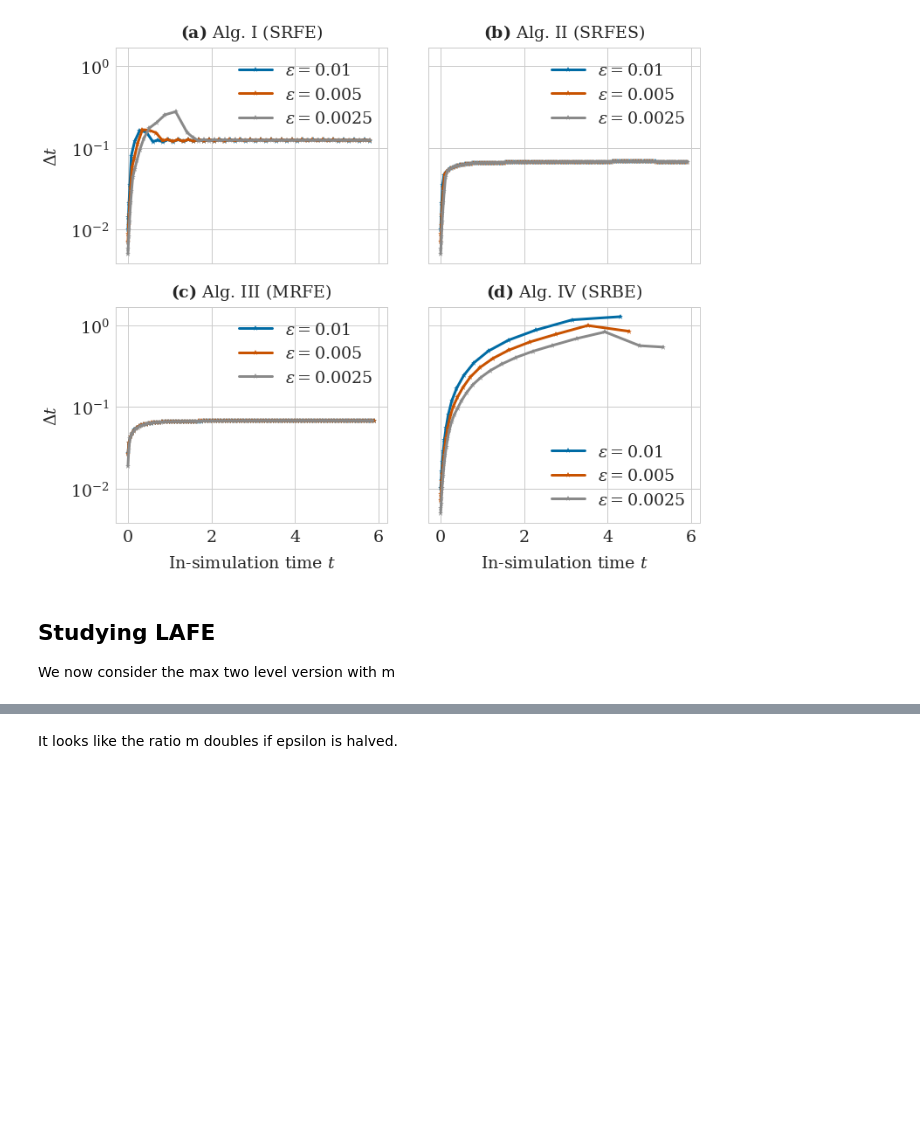
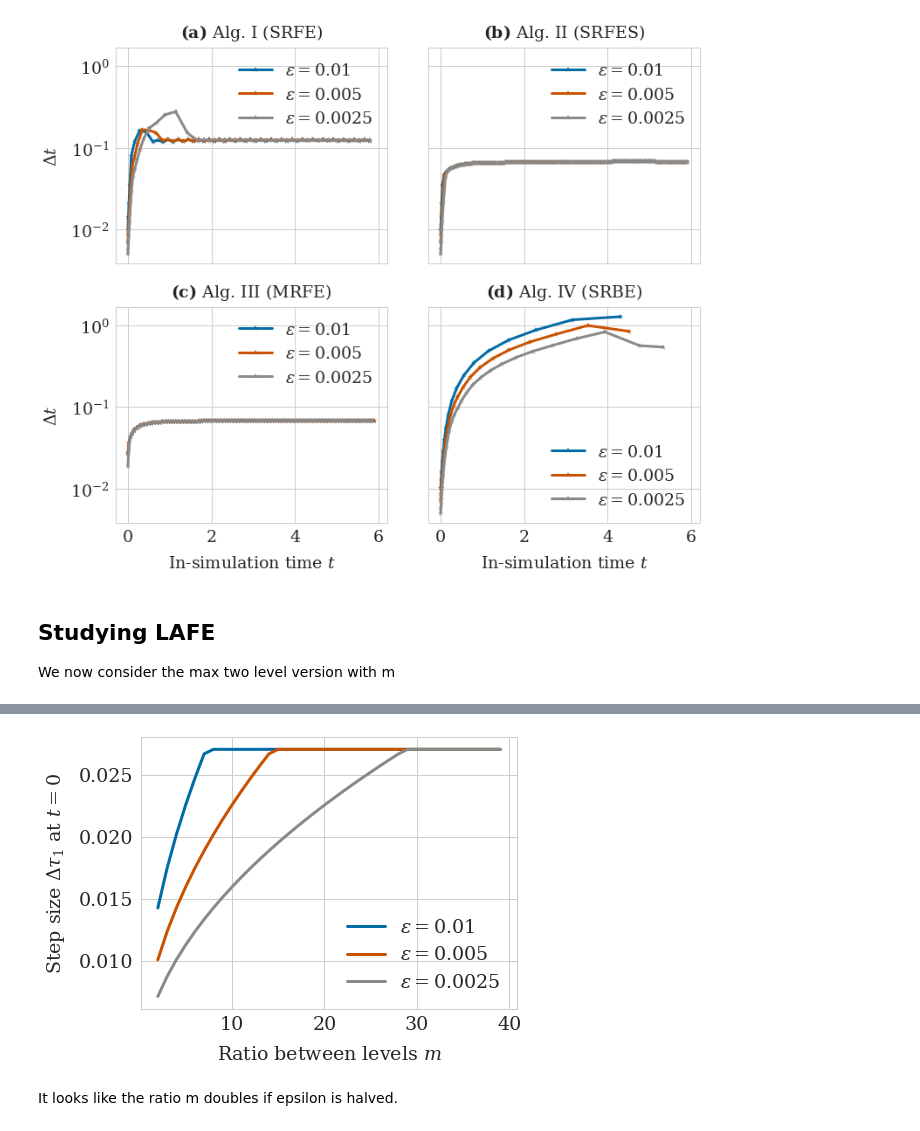
Before and after one commit to somathias/cbmos, a Jupyter notebook: experiments/exp-draft_single_proliferation_event_within_spheroid.ipynb, the cells around one changed output, grey strips where cells are left out. Drawn from its saved outputs; the diff is of its cells as text; code cells hidden in the pictures; blank space fills up the shorter version.

```diff
--- a/experiments/exp-draft_single_proliferation_event_within_spheroid.ipynb
+++ b/experiments/exp-draft_single_proliferation_event_within_spheroid.ipynb
@@ -257,14 +258,16 @@ ValueError: cannot reshape array of size 100 into shape (3)
 # %%
 colors = [defcolors[0], defcolors[5], defcolors[6]]
 
 for i, eps in enumerate([0.01, 0.005, 0.0025]):
     plt.plot( m_values, initial_tau_1s[eps], color=colors[i], label='$\epsilon=$'+str(eps))
 
 plt.xlabel('Ratio between levels $m$')
 plt.ylabel(r'Step size $\Delta \tau_1$ at $t=0$')
-plt.title('Optimal ratio $m$')
+#plt.title('Optimal ratio $m$')
 plt.legend()
 plt.savefig('optimal_m.pdf', bbox_inches='tight')
+# %% [output]
+[figure, added]
 # %% [markdown]
 It looks like the ratio m doubles if epsilon is halved.
 # %%
```
Also changed, not shown: parts of 12 cells of this notebook, 2 other files.
